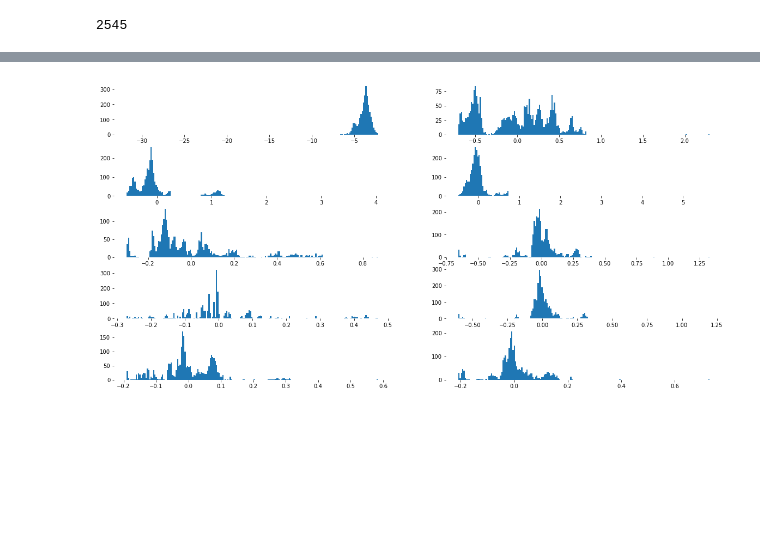
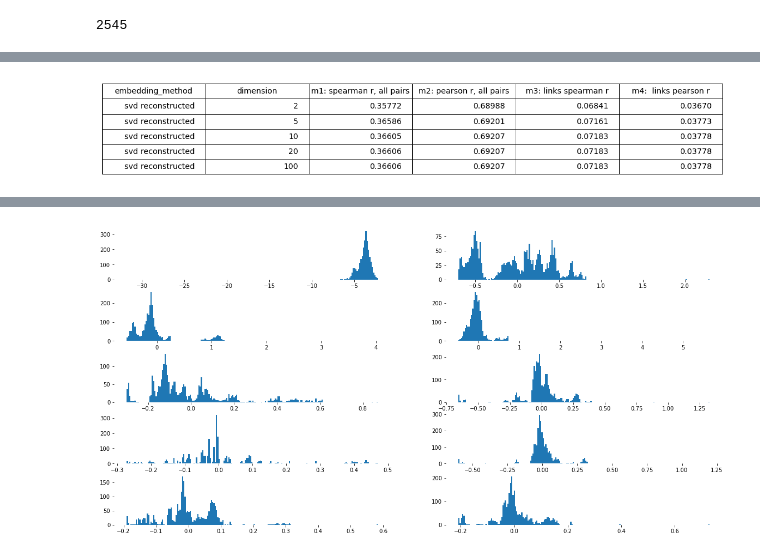
Before and after one commit to AntonVopilov/phylogeny_embeddings, a Jupyter notebook: EmbeddingsTestBed.ipynb, the cells around one changed output, grey strips where cells are left out. Drawn from its saved outputs; the diff is of its cells as text; code cells hidden in the pictures; blank space fills up the shorter version.

```diff
--- a/EmbeddingsTestBed.ipynb
+++ b/EmbeddingsTestBed.ipynb
@@ -905,0 +920,15 @@ print(len(all_tree_pairwise_links_dict.keys()))
+# %%
+%%time
+# Experiment SVD: now try the svd weighed by the euclidean dimensions
+# add metrics for svd
+weighted_metrics_table = []
+for d in [2, 5, 10, 20, 100]:
+    spearman = spearmanr(phylogenetic_distance_all_node_pairs_list, svd_weighted_reconstructed_phylogenetic_euclidean_distance_dict[d])
+    pearson = pearsonr(phylogenetic_distance_all_node_pairs_list, svd_weighted_reconstructed_phylogenetic_euclidean_distance_dict[d])
+    spearman_l = spearmanr(links_distance_all_node_pairs_list, svd_weighted_reconstructed_phylogenetic_euclidean_distance_dict[d])
+    pearson_l = pearsonr(links_distance_all_node_pairs_list, svd_weighted_reconstructed_phylogenetic_euclidean_distance_dict[d])
+    weighted_metrics_table.append(["svd reconstructed", str(d), \
+    '%.5f' % spearman[0] , \
+    '%.5f' % pearson[0], \
+    '%.5f' % spearman_l[0] , \
+    '%.5f' % pearson_l[0]])
@@ -905,0 +938,23 @@ print(len(all_tree_pairwise_links_dict.keys()))
+# %%
+%%time
+%matplotlib inline
+# Experiment SVD: now try the svd weighed by the euclidean dimensions
+import matplotlib.pyplot as plt
+import numpy as np
+from matplotlib.pyplot import subplot
+from matplotlib.table import table
+
+plt.figure(1, figsize=(20, 3))
+ax = subplot(111, frame_on=False)
+ax.xaxis.set_visible(False)
+ax.yaxis.set_visible(False)
+
+metrics_header = ["embedding_method", "dimension", "m1: spearman r, all pairs", "m2: pearson r, all pairs", "m3: links spearman r", "m4:  links pearson r"]
+
+
+the_table = ax.table(cellText=weighted_metrics_table, colLabels=metrics_header, loc='center', bbox=(0, 0, 1, 1))
+the_table.auto_set_font_size(False)
+the_table.set_fontsize(14)
+plt.show()
+# %% [output]
+[figure, added]
```
Also changed, not shown: parts of 23 cells of this notebook, 3 other files.
